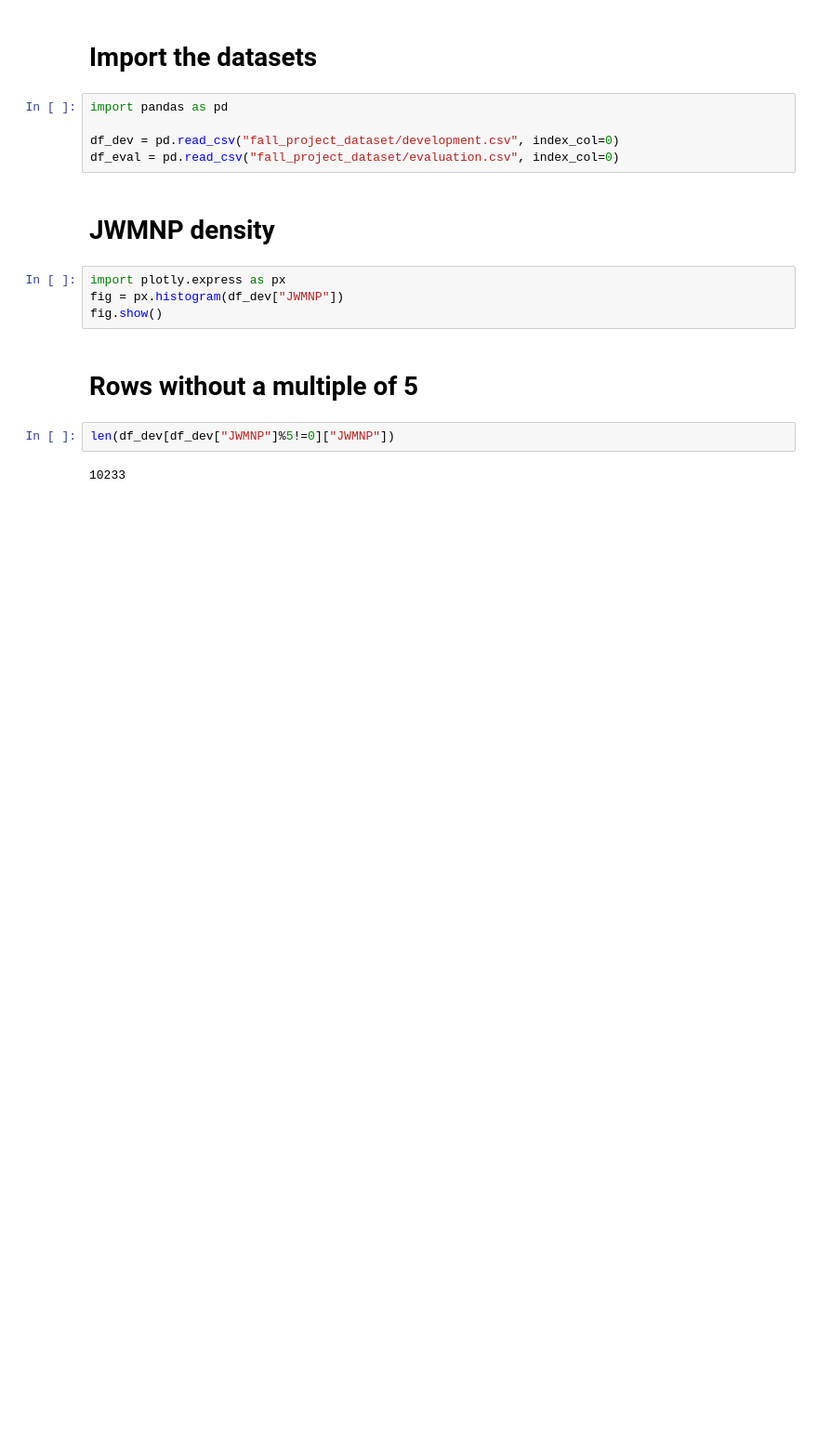
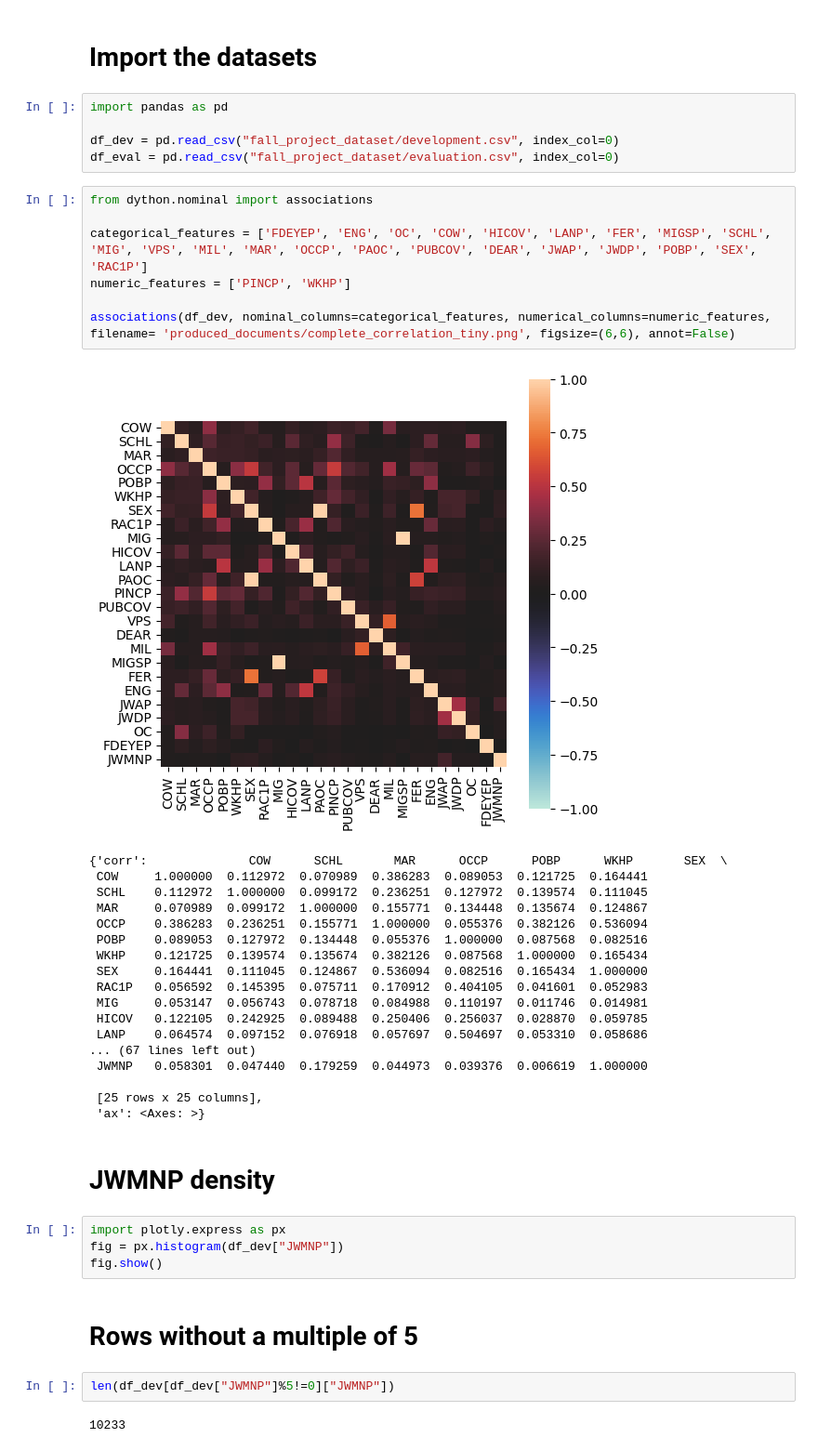
Before and after one commit to danielemansillo/DSL_project_fall_23, a Jupyter notebook: visualizations.ipynb, the cells around one changed output. Shown at 93% size. Cells and saved outputs as stored; diff of their text form; blank space fills up the shorter version.

```diff
--- a/visualizations.ipynb
+++ b/visualizations.ipynb
@@ -5,6 +5,32 @@ import pandas as pd
 
 df_dev = pd.read_csv("fall_project_dataset/development.csv", index_col=0)
 df_eval = pd.read_csv("fall_project_dataset/evaluation.csv", index_col=0)
+# %%
+from dython.nominal import associations
+
+categorical_features = ['FDEYEP', 'ENG', 'OC', 'COW', 'HICOV', 'LANP', 'FER', 'MIGSP', 'SCHL', 'MIG', 'VPS', 'MIL', 'MAR', 'OCCP', 'PAOC', 'PUBCOV', 'DEAR', 'JWAP', 'JWDP', 'POBP', 'SEX', 'RAC1P']
+numeric_features = ['PINCP', 'WKHP']
+
+associations(df_dev, nominal_columns=categorical_features, numerical_columns=numeric_features, filename= 'produced_documents/complete_correlation_tiny.png', figsize=(6,6), annot=False)
+# %% [output]
+[figure, added]
+{'corr':              COW      SCHL       MAR      OCCP      POBP      WKHP       SEX  \
+ COW     1.000000  0.112972  0.070989  0.386283  0.089053  0.121725  0.164441
+ SCHL    0.112972  1.000000  0.099172  0.236251  0.127972  0.139574  0.111045
+ MAR     0.070989  0.099172  1.000000  0.155771  0.134448  0.135674  0.124867
+ OCCP    0.386283  0.236251  0.155771  1.000000  0.055376  0.382126  0.536094
+ POBP    0.089053  0.127972  0.134448  0.055376  1.000000  0.087568  0.082516
+ WKHP    0.121725  0.139574  0.135674  0.382126  0.087568  1.000000  0.165434
+ SEX     0.164441  0.111045  0.124867  0.536094  0.082516  0.165434  1.000000
+ RAC1P   0.056592  0.145395  0.075711  0.170912  0.404105  0.041601  0.052983
+ MIG     0.053147  0.056743  0.078718  0.084988  0.110197  0.011746  0.014981
+ HICOV   0.122105  0.242925  0.089488  0.250406  0.256037  0.028870  0.059785
+ LANP    0.064574  0.097152  0.076918  0.057697  0.504697  0.053310  0.058686
+... (67 lines left out)
+ JWMNP   0.058301  0.047440  0.179259  0.044973  0.039376  0.006619  1.000000
+
+ [25 rows x 25 columns],
+ 'ax': <Axes: >}
 # %% [markdown]
 # JWMNP density
 # %%
```
Also changed, not shown: 9 other files.
